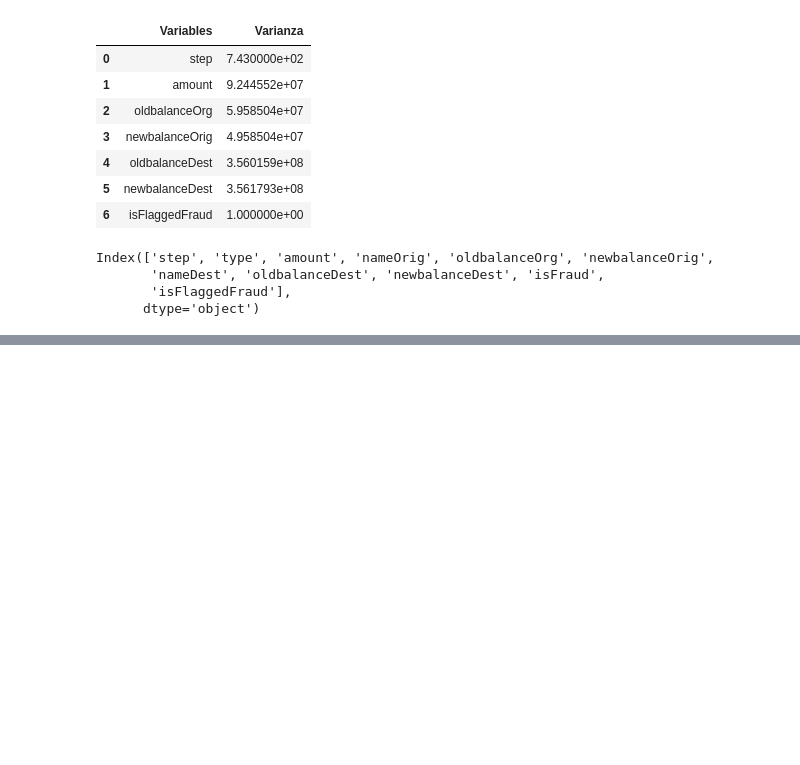
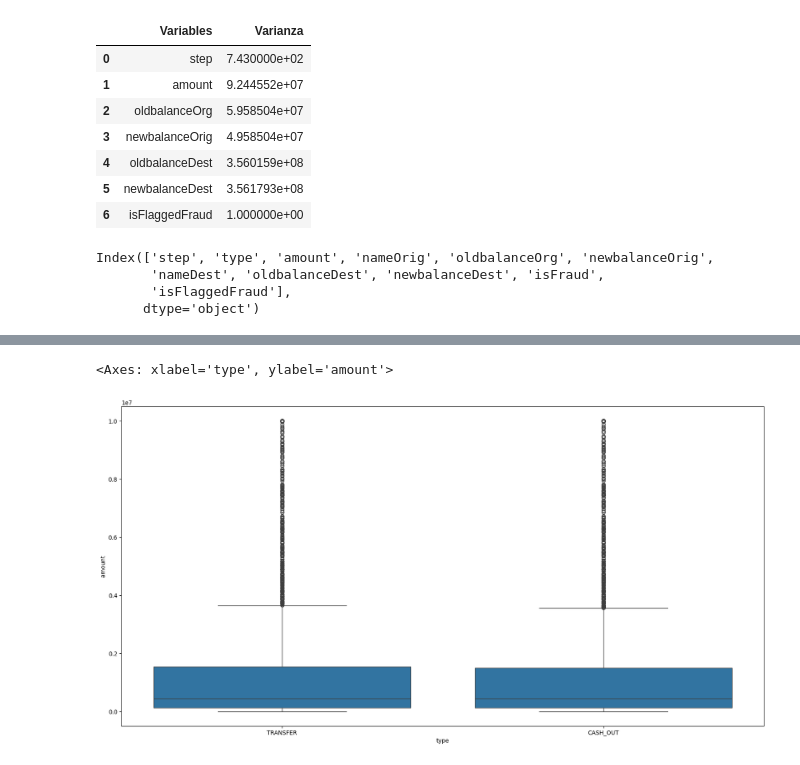
Before and after one commit to Isaias951017/Trabajo-Final-1, a Jupyter notebook: Notebook/analisis.ipynb, the cells around one changed output, grey strips where cells are left out. Drawn from its saved outputs; the diff is of its cells as text; code cells hidden in the pictures; blank space fills up the shorter version.

```diff
--- a/Notebook/analisis.ipynb
+++ b/Notebook/analisis.ipynb
@@ -287,0 +330,6 @@ Index(['step', 'type', 'amount', 'nameOrig', 'oldbalanceOrg', 'newbalanceOrig',
+# %%
+plt.figure(figsize=(20,10))
+sns.boxplot(data=transacciones_fraudulentas,x='type',y='amount')
+# %% [output]
+<Axes: xlabel='type', ylabel='amount'>
+[figure, added]
```
Also changed, not shown: parts of 11 cells of this notebook.
